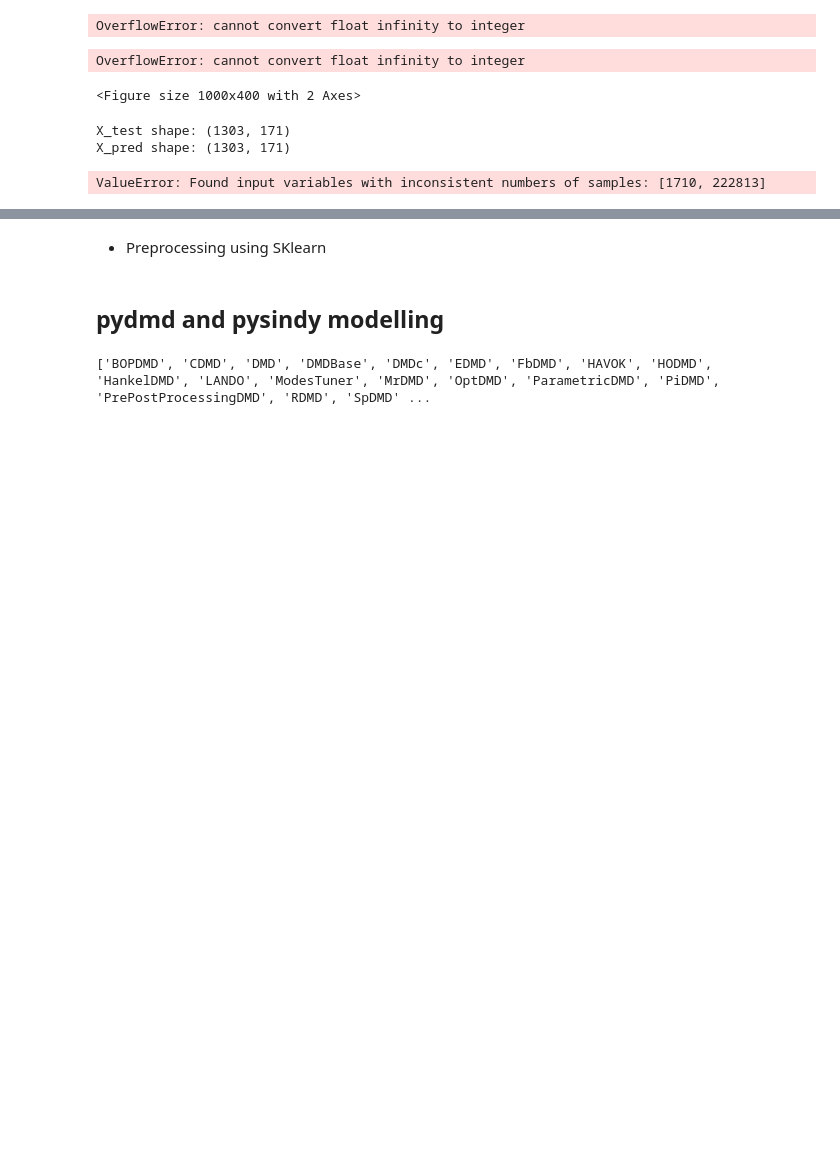
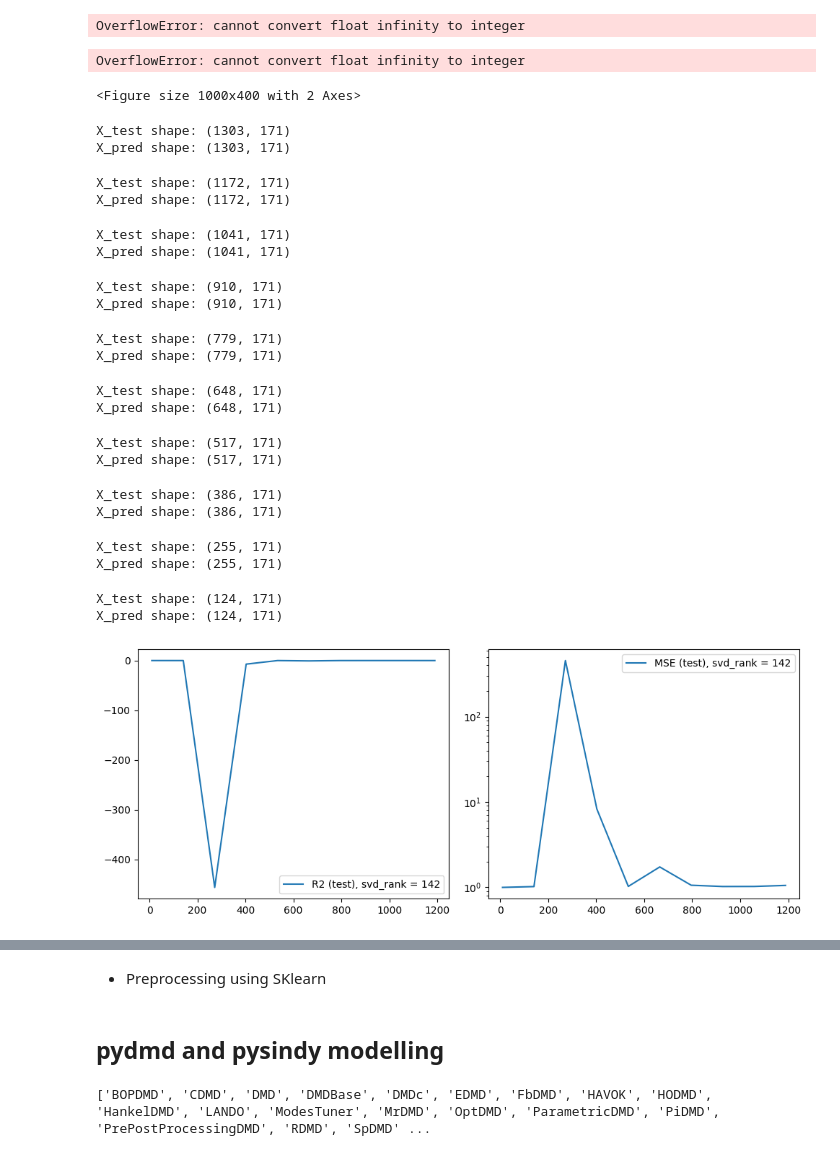
Before and after one commit to arofenitra/data-driven-modelling-fluid-flow, a Jupyter notebook: notebook/ML_modelling.ipynb, the cells around one changed output, grey strips where cells are left out. Saved outputs shown, nothing was run; the diff lists cells and outputs as text; code cells hidden in the pictures; blank space fills up the shorter version.

```diff
--- a/notebook/ML_modelling.ipynb
+++ b/notebook/ML_modelling.ipynb
@@ -450,36 +450,54 @@ t_train_values = []
 accuracy_score_test = []
 mean_squared_error_test = []
 t_train_values = []
-for T_train in range(10, Z_scaled.shape[0], 10):
+for T_train in range(10, Z_scaled.shape[0], 1313//10):
     t_train_values.append(T_train)
     # DMD expects data as (features, snapshots)
     X_train = Z_scaled[:T_train, :]
     # print(f"X_train shape: {X_train.shape}")
     sindy = ps.SINDy()  # adjust svd_rank as needed
     sindy.fit(X_train)
     # Predict next steps
     X_test = Z_scaled[T_train:, :]
     X_pred = sindy.predict(X_test) # same shape as X_train
     # Extrapolation to the future X_test
 
     print(f"X_test shape: {X_test.shape}\nX_pred shape: {X_pred.shape}")
     # Compute metrics
-    mse = mean_squared_error(X_train.flatten(), X_pred.flatten())
-    r2 = r2_score(X_train.flatten(), X_pred.flatten())
+    mse = mean_squared_error(X_test.flatten(), X_pred.flatten())
+    r2 = r2_score(X_test.flatten(), X_pred.flatten())
     mean_squared_error_test.append(mse)
     accuracy_score_test.append(r2)
 
 plt.figure(figsize=(10,4))
 plt.subplot(1,2,1)
 plt.plot(t_train_values, accuracy_score_test, label=f'R2 (test), svd_rank = {svd_rank}')
 plt.legend()
 plt.subplot(1,2,2)
 plt.plot(t_train_values, mean_squared_error_test, label=f'MSE (test), svd_rank = {svd_rank}')
 plt.yscale('log')
 plt.legend()
 plt.tight_layout()
 plt.show()
 # %% [output]
 X_test shape: (1303, 171)
 X_pred shape: (1303, 171)
-ValueError: Found input variables with inconsistent numbers of samples: [1710, 222813]
+X_test shape: (1172, 171)
+X_pred shape: (1172, 171)
+X_test shape: (1041, 171)
+X_pred shape: (1041, 171)
+X_test shape: (910, 171)
+X_pred shape: (910, 171)
+X_test shape: (779, 171)
+X_pred shape: (779, 171)
+X_test shape: (648, 171)
+X_pred shape: (648, 171)
+X_test shape: (517, 171)
+X_pred shape: (517, 171)
+X_test shape: (386, 171)
+X_pred shape: (386, 171)
+X_test shape: (255, 171)
+X_pred shape: (255, 171)
+X_test shape: (124, 171)
+X_pred shape: (124, 171)
+[figure, added]
```
Also changed, not shown: parts of 3 cells of this notebook.
